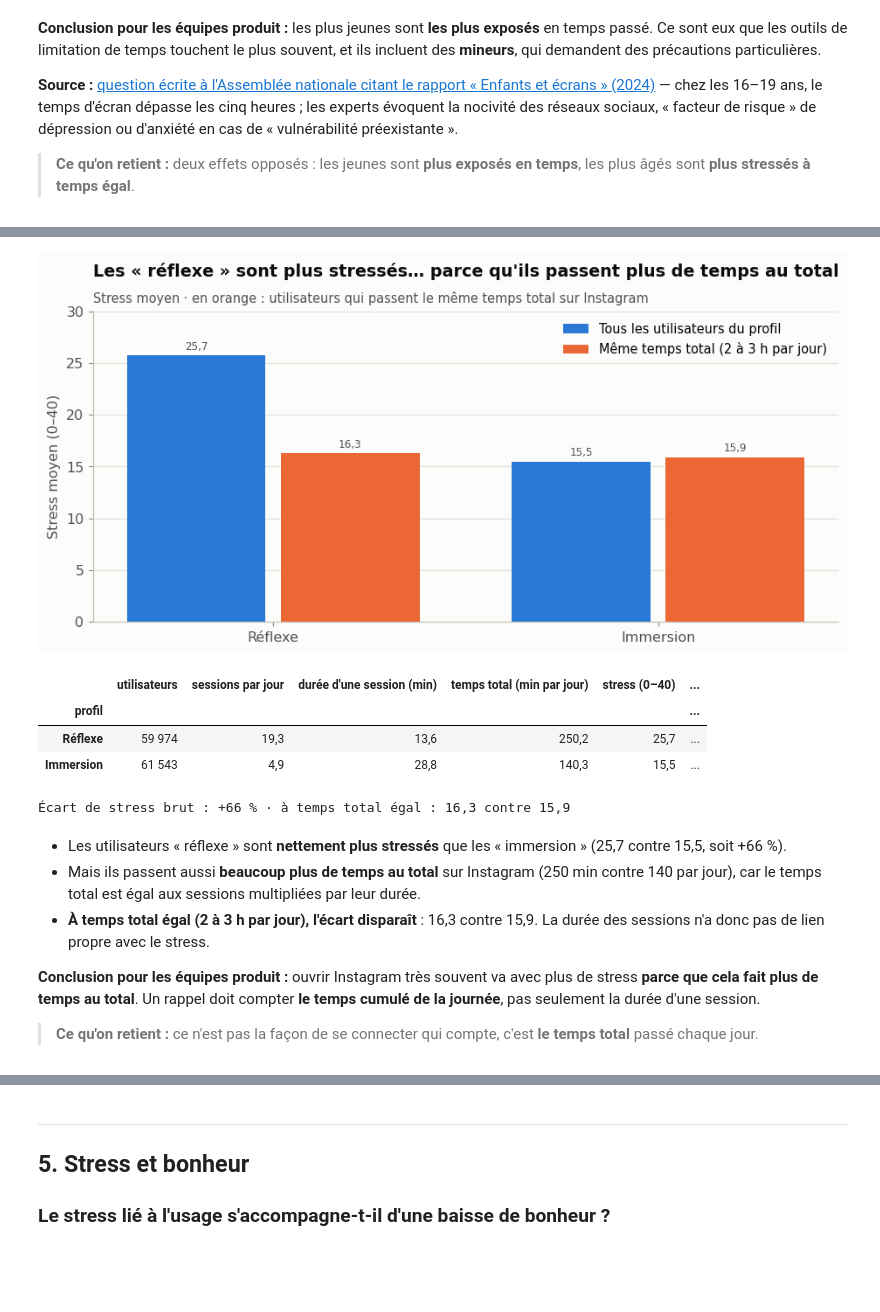
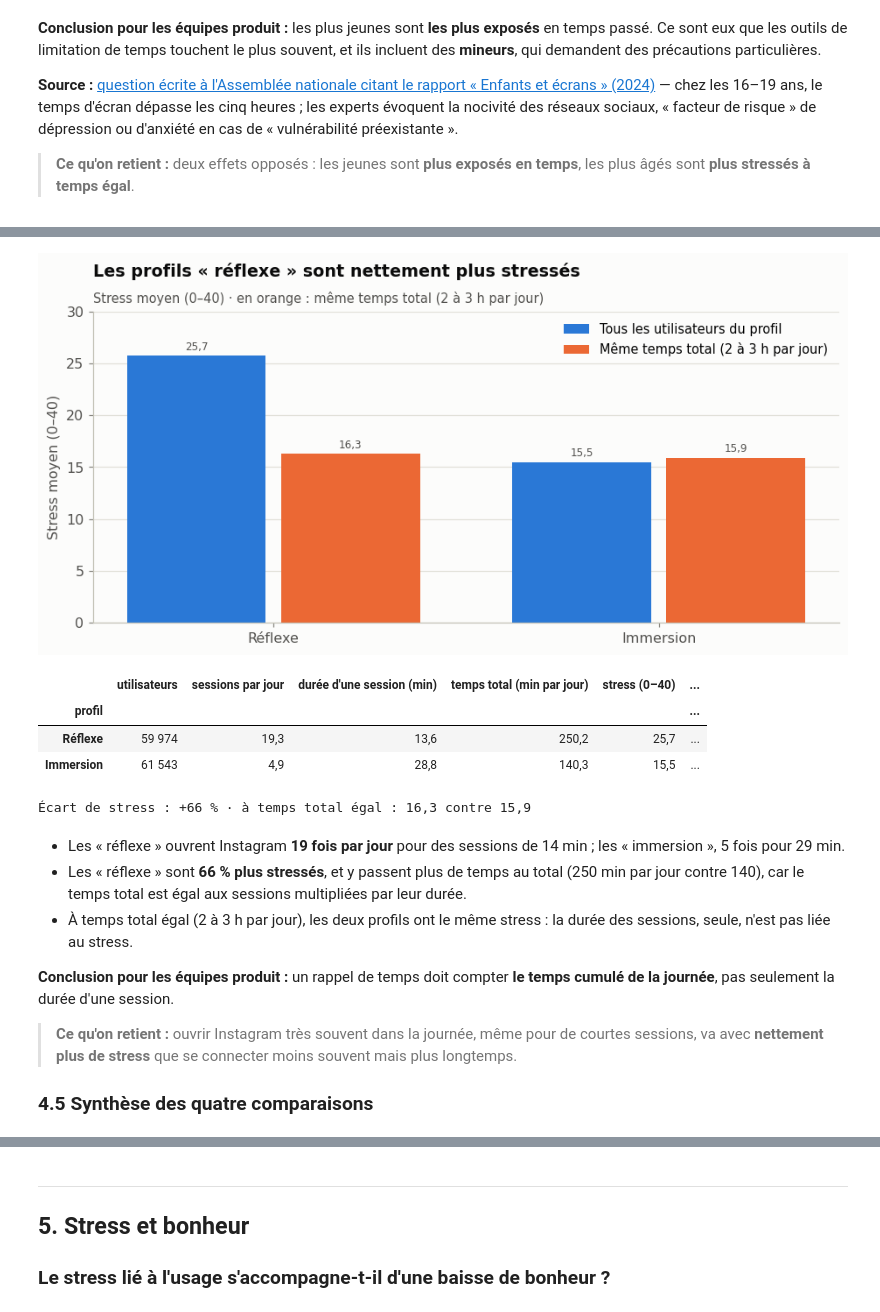
Before and after one commit to manondesclaux/Rush-4-Segmentation-Instagram, a Jupyter notebook: notebook_Instagram_final.ipynb, the cells around one changed output, grey strips where cells are left out. Drawn from its saved outputs; the diff is of its cells as text; code cells hidden in the pictures; blank space fills up the shorter version.

```diff
--- a/notebook_Instagram_final.ipynb
+++ b/notebook_Instagram_final.ipynb
@@ -66,7 +66,8 @@ pd.set_option("display.width", 160)
 SURFACE = "#fcfcfb"
 INK, INK2, MUTED = "#0b0b0b", "#52514e", "#898781"
 GRID, AXIS = "#e1e0d9", "#c3c2b7"
-BLEU, ORANGE, AQUA = "#2a78d6", "#eb6834", "#1baf7a"
+BLEU, ORANGE, AQUA, ROUGE = "#2a78d6", "#eb6834", "#1baf7a", "#e34948"
+BLEU_CLAIR, ROUGE_CLAIR = "#95bbea", "#f1a4a4"
 RAMPE_4 = ["#86b6ef", "#3987e5", "#1c5cab", "#0d366b"]
 CMAP_SEQ = LinearSegmentedColormap.from_list(
     "bleu", ["#cde2fb", "#9ec5f4", "#6da7ec", "#3987e5", "#256abf", "#184f95", "#0d366b"])
@@ -136,7 +137,7 @@ def barres(ax, valeurs, etiquettes, couleur=BLEU, decimales=1, suffixe="", rotat
     ax.grid(axis="x", visible=False)
 
 
-def barres_groupees(ax, table, couleurs, decimales=1, rotation=0):
+def barres_groupees(ax, table, couleurs, decimales=1, rotation=0, suffixe=""):
     """Barres groupées : une ligne par groupe, une couleur par colonne du tableau."""
     n = table.shape[1]
     largeur = 0.8 / n
@@ -145,7 +146,7 @@ def barres_groupees(ax, table, couleurs, decimales=1, rotation=0):
         positions = x - 0.4 + largeur * (k + 0.5)
         ax.bar(positions, table[colonne], width=largeur * 0.9, color=couleur, label=colonne)
         for p, v in zip(positions, table[colonne]):
-            ax.text(p, v + table.to_numpy().max() * 0.012, fr(v, decimales), ha="center", va="bottom", fontsize=7.8, color=INK2)
+            ax.text(p, v + table.to_numpy().max() * 0.012, fr(v, decimales) + suffixe, ha="center", va="bottom", fontsize=7.8, color=INK2)
     ax.set_xticks(x, table.index, rotation=rotation, ha="right" if rotation else "center")
     ax.grid(axis="x", visible=False)
 
@@ -921,40 +920,42 @@ afficher(resume.rename_axis("groupe"))
 # %%
 mediane_sessions, mediane_duree = df["sessions_per_day"].median(), df["average_session_length_minutes"].median()
 reflexe = (df["sessions_per_day"] > mediane_sessions) & (df["average_session_length_minutes"] < mediane_duree)
 immersion = (df["sessions_per_day"] < mediane_sessions) & (df["average_session_length_minutes"] > mediane_duree)
 df["profil_connexion"] = np.select([reflexe, immersion], ["Réflexe", "Immersion"], default="Autre")
 profils_cx = df[df["profil_connexion"] != "Autre"]
 connexion = agreger(profils_cx, "profil_connexion", sessions=("sessions_per_day", "mean"), duree=("average_session_length_minutes", "mean"),
                     minutes=(TEMPS, "mean"), stress=(STRESS, "mean"), bonheur=(BONHEUR, "mean")).reindex(["Réflexe", "Immersion"])
 meme_temps = profils_cx[(profils_cx[TEMPS] >= 120) & (profils_cx[TEMPS] < 180)]
 connexion_meme = agreger(meme_temps, "profil_connexion", minutes=(TEMPS, "mean"), stress=(STRESS, "mean")).reindex(["Réflexe", "Immersion"])
 
 fig, ax = plt.subplots(figsize=(10, 4.2))
 barres_groupees(ax, pd.DataFrame({"Tous les utilisateurs du profil": connexion["stress"].to_numpy(),
                                   "Même temps total (2 à 3 h par jour)": connexion_meme["stress"].to_numpy()},
                                  index=["Réflexe", "Immersion"]), [BLEU, ORANGE])
 ax.set_ylim(0, 30)
 ax.set_ylabel("Stress moyen (0–40)")
 ax.legend(loc="upper right")
-titrer(ax, "Les « réflexe » sont plus stressés… parce qu'ils passent plus de temps au total",
-       "Stress moyen · en orange : utilisateurs qui passent le même temps total sur Instagram")
+titrer(ax, "Les profils « réflexe » sont nettement plus stressés",
+       "Stress moyen (0–40) · en orange : même temps total (2 à 3 h par jour)")
 plt.show()
 afficher(connexion.rename(columns={"n": "utilisateurs", "sessions": "sessions par jour", "duree": "durée d'une session (min)",
                                    "minutes": "temps total (min par jour)", "stress": "stress (0–40)", "bonheur": "bonheur (1–10)"}).rename_axis("profil"))
-print(f"Écart de stress brut : +{fr((connexion.loc['Réflexe', 'stress'] / connexion.loc['Immersion', 'stress'] - 1) * 100, 0)} % · "
+print(f"Écart de stress : +{fr((connexion.loc['Réflexe', 'stress'] / connexion.loc['Immersion', 'stress'] - 1) * 100, 0)} % · "
       f"à temps total égal : {fr(connexion_meme.loc['Réflexe', 'stress'])} contre {fr(connexion_meme.loc['Immersion', 'stress'])}")
 # %% [output]
-[figure, old version]
+[figure, new version]
 |  | utilisateurs | sessions par jour | durée d'une session (min) | temps total (min par jour) | stress (0–40) | ... |
 | profil |  |  |  |  |  | ... |
 | Réflexe | 59 974 | 19,3 | 13,6 | 250,2 | 25,7 | ... |
 | Immersion | 61 543 | 4,9 | 28,8 | 140,3 | 15,5 | ... |
-Écart de stress brut : +66 % · à temps total égal : 16,3 contre 15,9
+Écart de stress : +66 % · à temps total égal : 16,3 contre 15,9
 # %% [markdown]
-- Les utilisateurs « réflexe » sont **nettement plus stressés** que les « immersion » (25,7 contre 15,5, soit +66 %).
-- Mais ils passent aussi **beaucoup plus de temps au total** sur Instagram (250 min contre 140 par jour), car le temps total est égal aux sessions multipliées par leur durée.
-- **À temps total égal (2 à 3 h par jour), l'écart disparaît** : 16,3 contre 15,9. La durée des sessions n'a donc pas de lien propre avec le stress.
+- Les « réflexe » ouvrent Instagram **19 fois par jour** pour des sessions de 14 min ; les « immersion », 5 fois pour 29 min.
+- Les « réflexe » sont **66 % plus stressés**, et y passent plus de temps au total (250 min par jour contre 140), car le temps total est égal aux sessions multipliées par leur durée.
+- À temps total égal (2 à 3 h par jour), les deux profils ont le même stress : la durée des sessions, seule, n'est pas liée au stress.
 
-**Conclusion pour les équipes produit :** ouvrir Instagram très souvent va avec plus de stress **parce que cela fait plus de temps au total**. Un rappel doit compter **le temps cumulé de la journée**, pas seulement la durée d'une session.
+**Conclusion pour les équipes produit :** un rappel de temps doit compter **le temps cumulé de la journée**, pas seulement la durée d'une session.
 
-> **Ce qu'on retient :** ce n'est pas la façon de se connecter qui compte, c'est **le temps total** passé chaque jour.
+> **Ce qu'on retient :** ouvrir Instagram très souvent dans la journée, même pour de courtes sessions, va avec **nettement plus de stress** que se connecter moins souvent mais plus longtemps.
+
+### 4.5 Synthèse des quatre comparaisons
```
Also changed, not shown: parts of 21 cells of this notebook, 2 other files.
